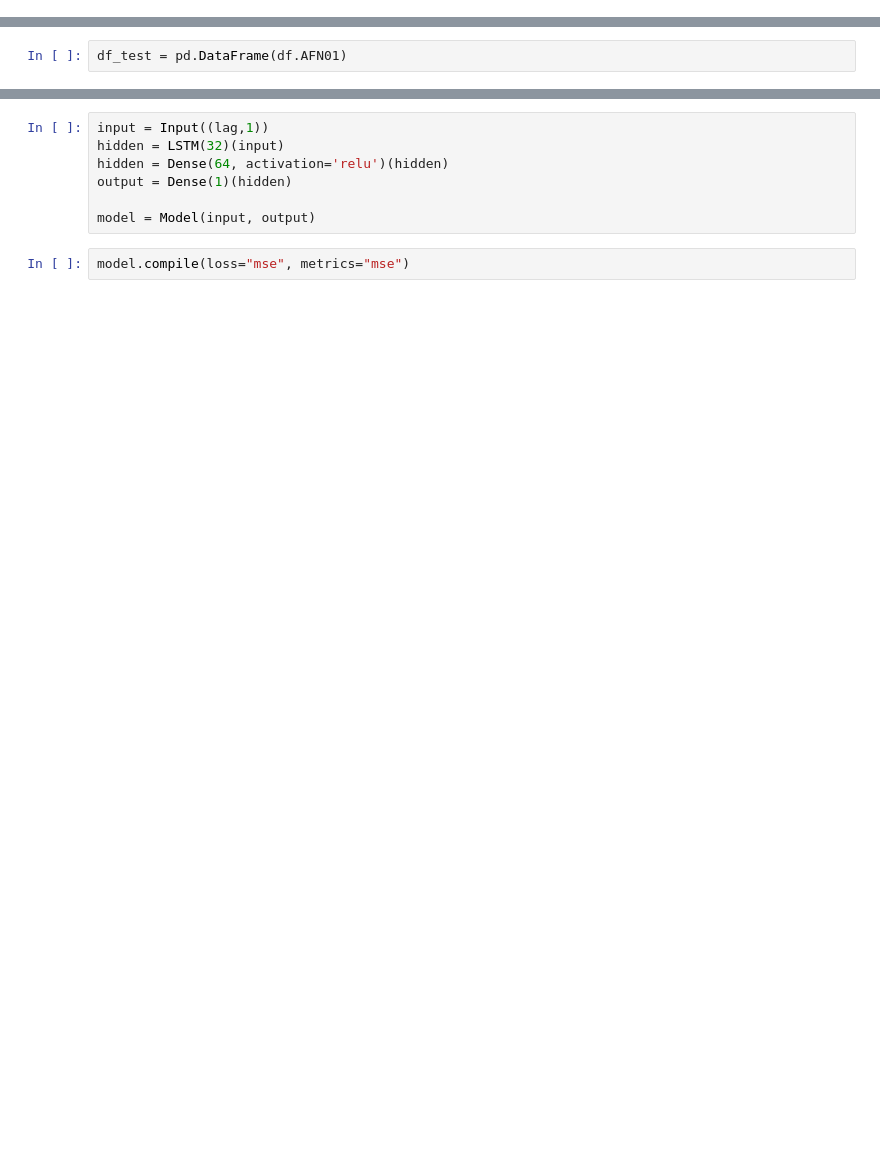
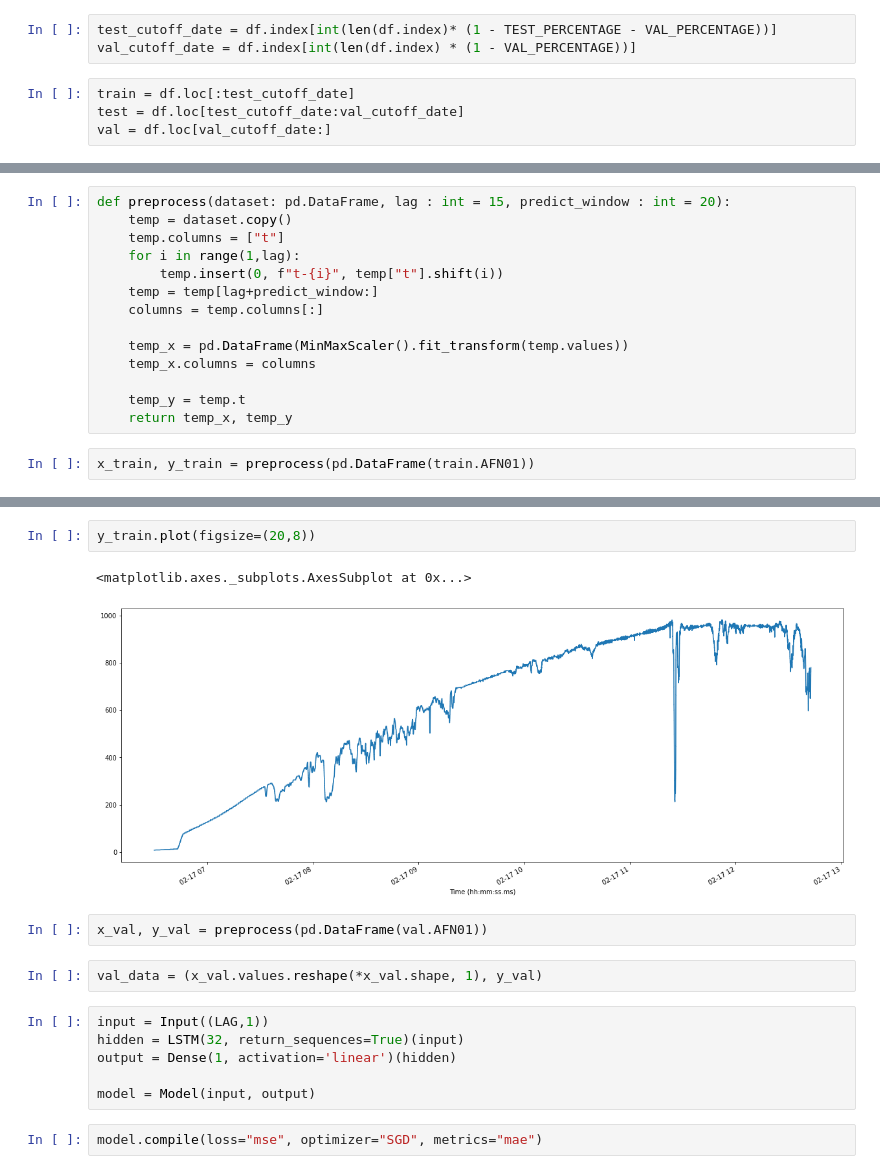
Before and after one commit to tomasdfen/AADLIS, a Jupyter notebook: Pruebas_TFG.ipynb, the cells around one changed output, grey strips where cells are left out. Drawn from its saved outputs; the diff is of its cells as text; blank space fills up the shorter version.

```diff
--- a/Pruebas_TFG.ipynb
+++ b/Pruebas_TFG.ipynb
@@ -21,0 +34,7 @@ df.head()
+# %%
+test_cutoff_date = df.index[int(len(df.index)* (1 - TEST_PERCENTAGE - VAL_PERCENTAGE))]
+val_cutoff_date = df.index[int(len(df.index) * (1 - VAL_PERCENTAGE))]
+# %%
+train = df.loc[:test_cutoff_date]
+test = df.loc[test_cutoff_date:val_cutoff_date]
+val = df.loc[val_cutoff_date:]
@@ -22,2 +51,16 @@ df.head()
+# %%
+def preprocess(dataset: pd.DataFrame, lag : int = 15, predict_window : int = 20):
+    temp = dataset.copy()
+    temp.columns = ["t"]
+    for i in range(1,lag):
+        temp.insert(0, f"t-{i}", temp["t"].shift(i))
+    temp = temp[lag+predict_window:]
+    columns = temp.columns[:]
+
+    temp_x = pd.DataFrame(MinMaxScaler().fit_transform(temp.values))
+    temp_x.columns = columns
+
+    temp_y = temp.t
+    return temp_x, temp_y
 # %%
-df_test = pd.DataFrame(df.AFN01)
+x_train, y_train = preprocess(pd.DataFrame(train.AFN01))
@@ -96,10 +99,18 @@ labels.plot()
+# %%
+y_train.plot(figsize=(20,8))
+# %% [output]
+<matplotlib.axes._subplots.AxesSubplot at 0x...>
+[figure, added]
+# %%
+x_val, y_val = preprocess(pd.DataFrame(val.AFN01))
+# %%
+val_data = (x_val.values.reshape(*x_val.shape, 1), y_val)
 # %%
-input = Input((lag,1))
-hidden = LSTM(32)(input)
-hidden = Dense(64, activation='relu')(hidden)
-output = Dense(1)(hidden)
+input = Input((LAG,1))
+hidden = LSTM(32, return_sequences=True)(input)
+output = Dense(1, activation='linear')(hidden)
 
 model = Model(input, output)
 # %%
-model.compile(loss="mse", metrics="mse")
+model.compile(loss="mse", optimizer="SGD", metrics="mae")
 # %%
```
Also changed, not shown: parts of 19 cells of this notebook.
